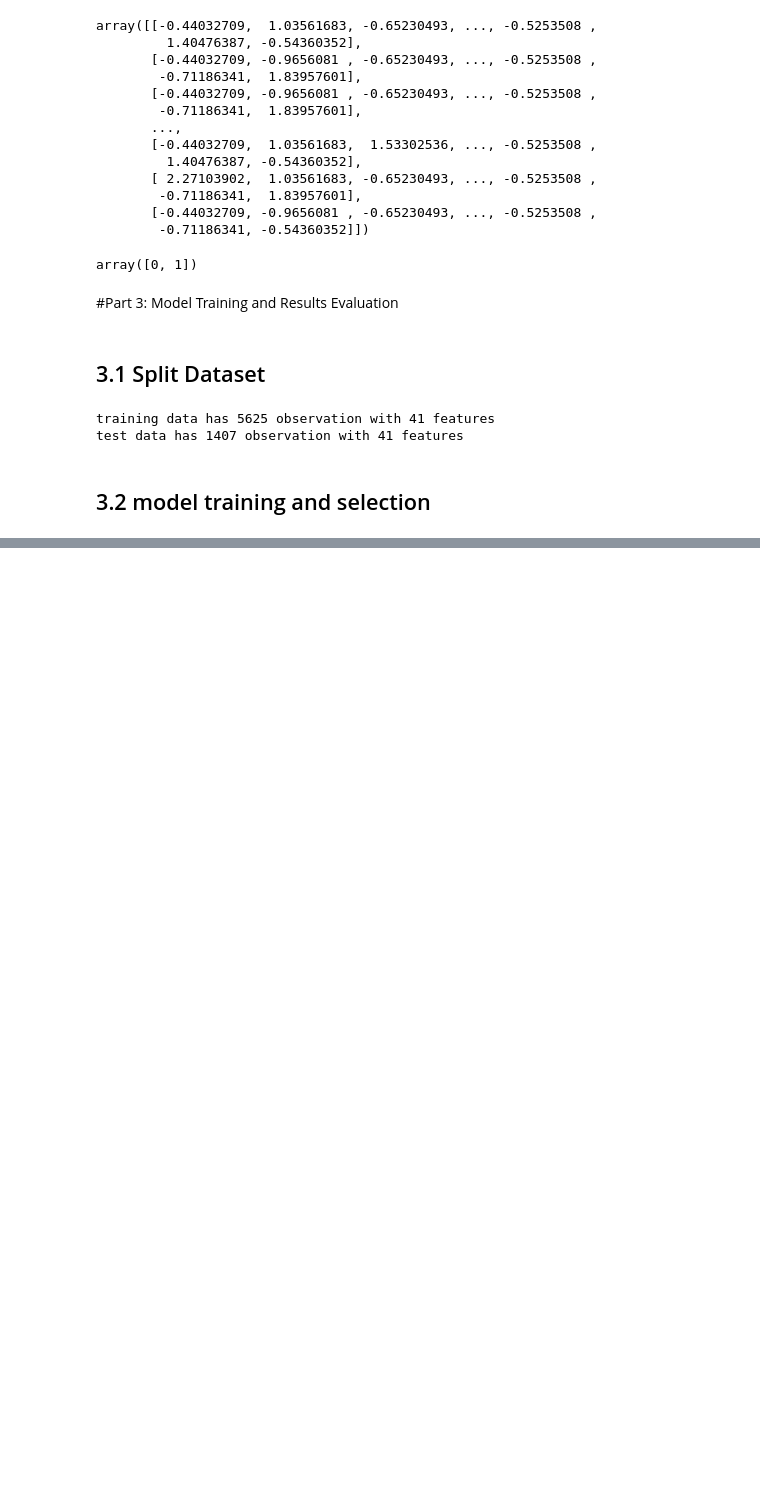
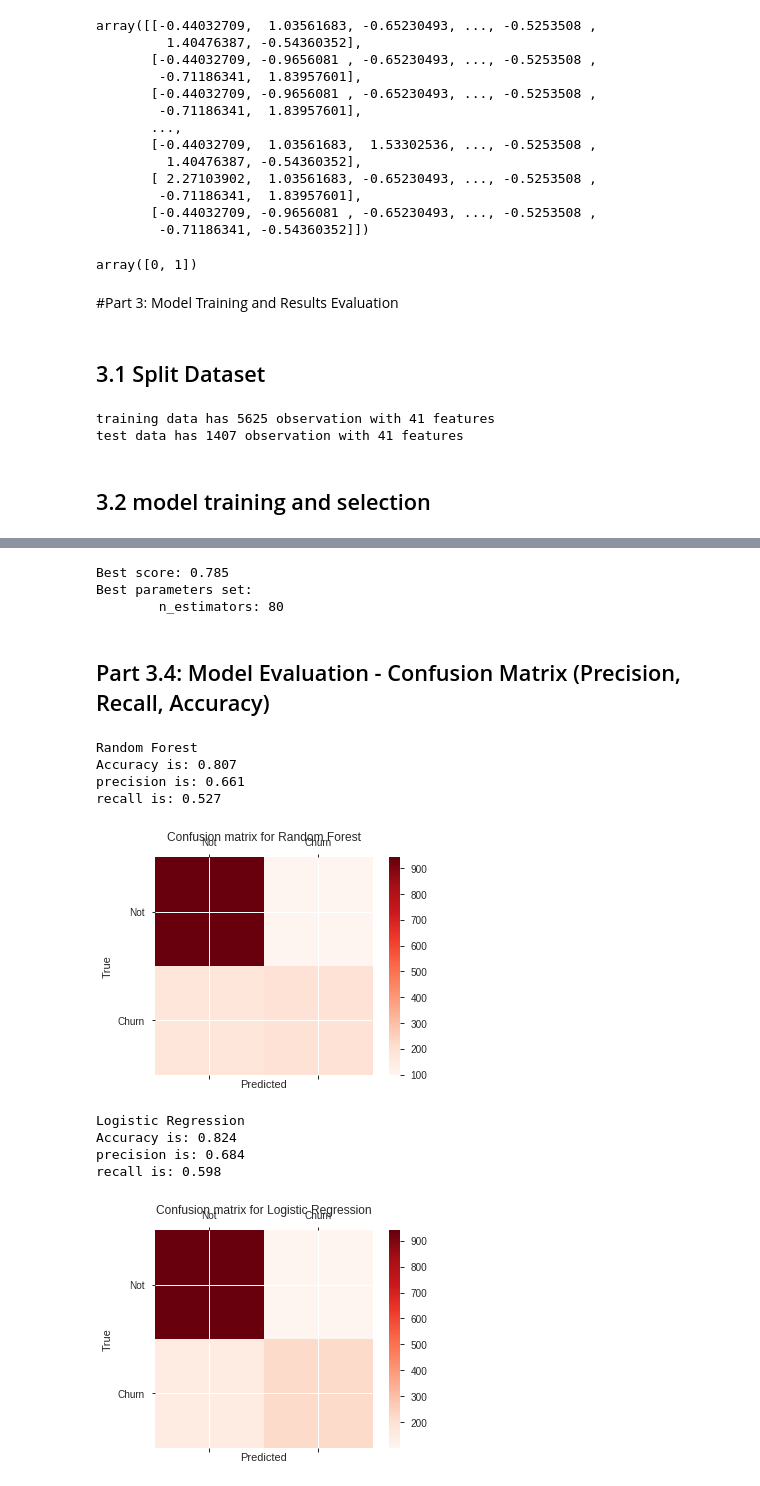
Before and after one commit to JIUEntong/Customer_Churn_Analysis, a Jupyter notebook: Customer_Churn_Analysis.ipynb, the cells around one changed output, grey strips where cells are left out. Saved outputs shown, nothing was run; the diff lists cells and outputs as text; code cells hidden in the pictures; blank space fills up the shorter version.

```diff
--- a/Customer_Churn_Analysis.ipynb
+++ b/Customer_Churn_Analysis.ipynb
@@ -271,0 +284,10 @@ Model accuracy of SVM is: 0.797
+# %%
+# Possible hyperparamter options for Logistic Regression Regularization
+# Penalty is choosed from L1 or L2
+# C is the lambda value(weight) for L1 and L2
+parameters = {
+    'penalty':('l1', 'l2'),
+    'C':(1, 5, 10)
+}
+Grid_LR = GridSearchCV(LogisticRegression(),parameters, cv=5)
+Grid_LR.fit(X_train, y_train)
@@ -271,0 +312,11 @@ Model accuracy of SVM is: 0.797
+# %%
+# best model
+best_LR_model = Grid_LR.best_estimator_
+# %%
+# Possible hyperparamter options for Random Forest
+# Choose the number of trees
+parameters = {
+    'n_estimators' : [40,60,80]
+}
+Grid_RF = GridSearchCV(RandomForestClassifier(),parameters, cv=5)
+Grid_RF.fit(X_train, y_train)
@@ -271,0 +335,12 @@ Model accuracy of SVM is: 0.797
+# %%
+# best number of tress
+print_grid_search_metrics(Grid_RF)
+# %% [output]
+Best score: 0.785
+Best parameters set:
+        n_estimators: 80
+# %%
+# best random forest
+best_RF_model = Grid_RF.best_estimator_
+# %% [markdown]
+## Part 3.4: Model Evaluation - Confusion Matrix (Precision, Recall, Accuracy)
@@ -271,0 +384,21 @@ Model accuracy of SVM is: 0.797
+# %%
+%matplotlib inline
+
+# Confusion matrix, accuracy, precison and recall for random forest and logistic regression
+confusion_matrices = [
+    ("Random Forest", confusion_matrix(y_test,best_RF_model.predict(X_test))),
+    ("Logistic Regression", confusion_matrix(y_test,best_LR_model.predict(X_test))),
+]
+
+draw_confusion_matrices(confusion_matrices)
+# %% [output]
+Random Forest
+Accuracy is: 0.807
+precision is: 0.661
+recall is: 0.527
+[figure, added]
+Logistic Regression
+Accuracy is: 0.824
+precision is: 0.684
+recall is: 0.598
+[figure, added]
```
Also changed, not shown: parts of 7 cells of this notebook.
